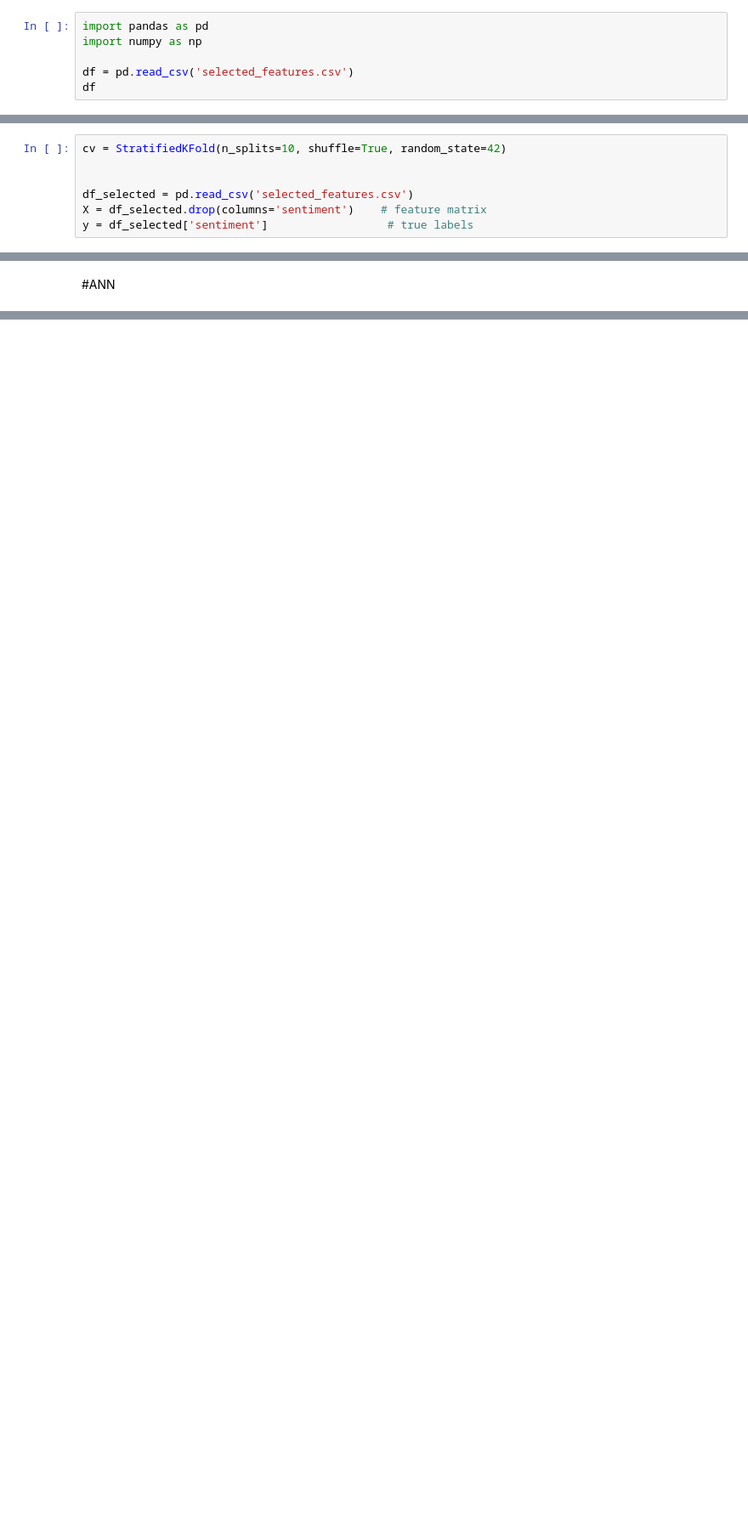
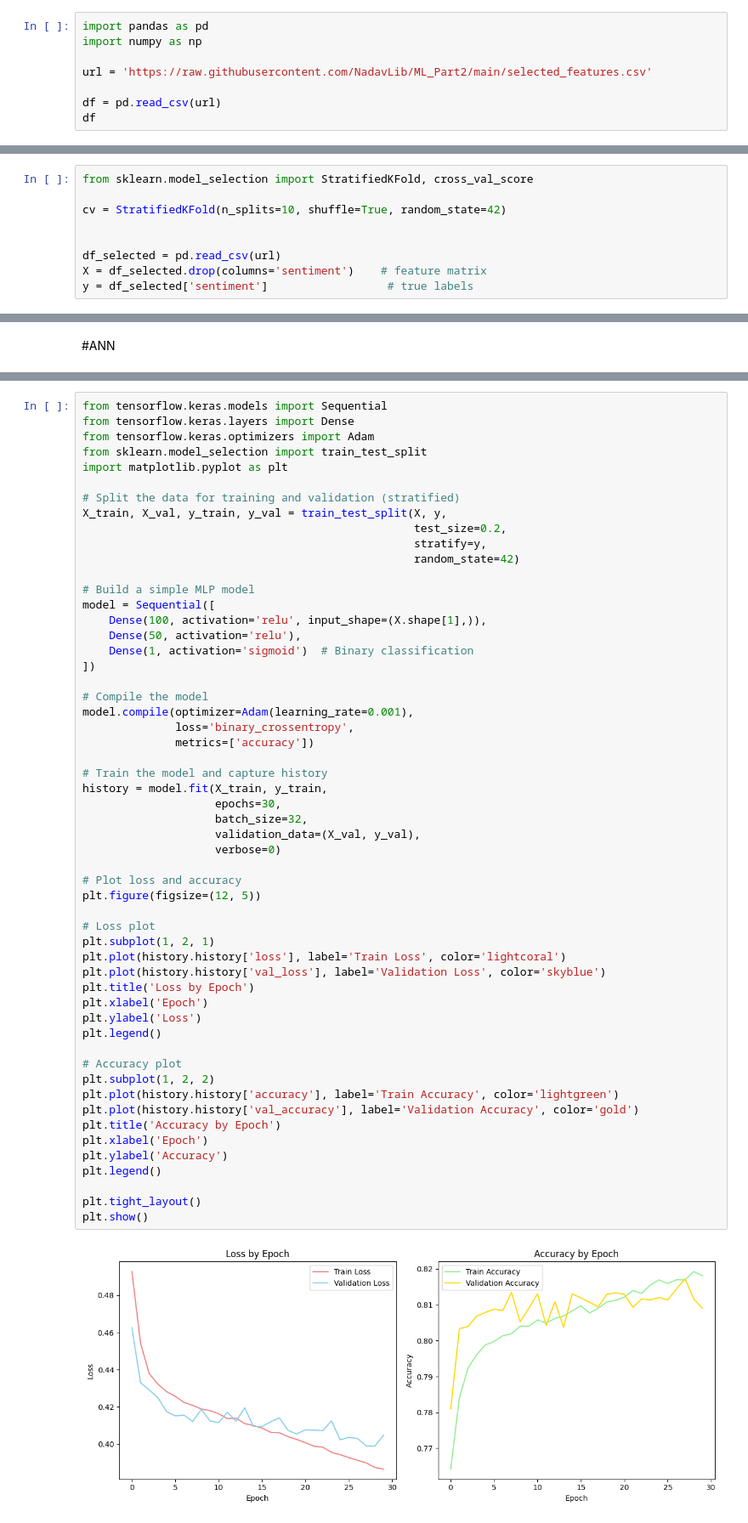
Before and after one commit to NadavLib/ML_Part2, a Jupyter notebook: ML_Part2.ipynb, the cells around one changed output, grey strips where cells are left out. Shown at 85% size. Drawn from its saved outputs; the diff is of its cells as text; blank space fills up the shorter version.

```diff
--- a/ML_Part2.ipynb
+++ b/ML_Part2.ipynb
@@ -6,7 +6,9 @@
 import pandas as pd
 import numpy as np
 
-df = pd.read_csv('selected_features.csv')
+url = 'https://raw.githubusercontent.com/NadavLib/ML_Part2/main/selected_features.csv'
+
+df = pd.read_csv(url)
 df
 # %% [output]
 |  | posts_retweets | followers | profile_picture | previous_posts_count | age | num_hashtags | ... |
@@ -25,10 +27,12 @@ df
 # %% [markdown]
 #Cross validation for Training & Validation Set
 # %%
+from sklearn.model_selection import StratifiedKFold, cross_val_score
+
 cv = StratifiedKFold(n_splits=10, shuffle=True, random_state=42)
 
 
-df_selected = pd.read_csv('selected_features.csv')
+df_selected = pd.read_csv(url)
 X = df_selected.drop(columns='sentiment')    # feature matrix
 y = df_selected['sentiment']                  # true labels
 # %% [markdown]
@@ -248 +361,58 @@ plt.show()
+# %%
+from tensorflow.keras.models import Sequential
+from tensorflow.keras.layers import Dense
+from tensorflow.keras.optimizers import Adam
+from sklearn.model_selection import train_test_split
+import matplotlib.pyplot as plt
+
+# Split the data for training and validation (stratified)
+X_train, X_val, y_train, y_val = train_test_split(X, y,
+                                                  test_size=0.2,
+                                                  stratify=y,
+                                                  random_state=42)
+
+# Build a simple MLP model
+model = Sequential([
+    Dense(100, activation='relu', input_shape=(X.shape[1],)),
+    Dense(50, activation='relu'),
+    Dense(1, activation='sigmoid')  # Binary classification
+])
+
+# Compile the model
+model.compile(optimizer=Adam(learning_rate=0.001),
+              loss='binary_crossentropy',
+              metrics=['accuracy'])
+
+# Train the model and capture history
+history = model.fit(X_train, y_train,
+                    epochs=30,
+                    batch_size=32,
+                    validation_data=(X_val, y_val),
+                    verbose=0)
+
+# Plot loss and accuracy
+plt.figure(figsize=(12, 5))
+
+# Loss plot
+plt.subplot(1, 2, 1)
+plt.plot(history.history['loss'], label='Train Loss', color='lightcoral')
+plt.plot(history.history['val_loss'], label='Validation Loss', color='skyblue')
+plt.title('Loss by Epoch')
+plt.xlabel('Epoch')
+plt.ylabel('Loss')
+plt.legend()
+
+# Accuracy plot
+plt.subplot(1, 2, 2)
+plt.plot(history.history['accuracy'], label='Train Accuracy', color='lightgreen')
+plt.plot(history.history['val_accuracy'], label='Validation Accuracy', color='gold')
+plt.title('Accuracy by Epoch')
+plt.xlabel('Epoch')
+plt.ylabel('Accuracy')
+plt.legend()
+
+plt.tight_layout()
+plt.show()
+# %% [output]
+[figure, added]
 # %% [markdown]
```
Also changed, not shown: parts of 26 cells of this notebook.
